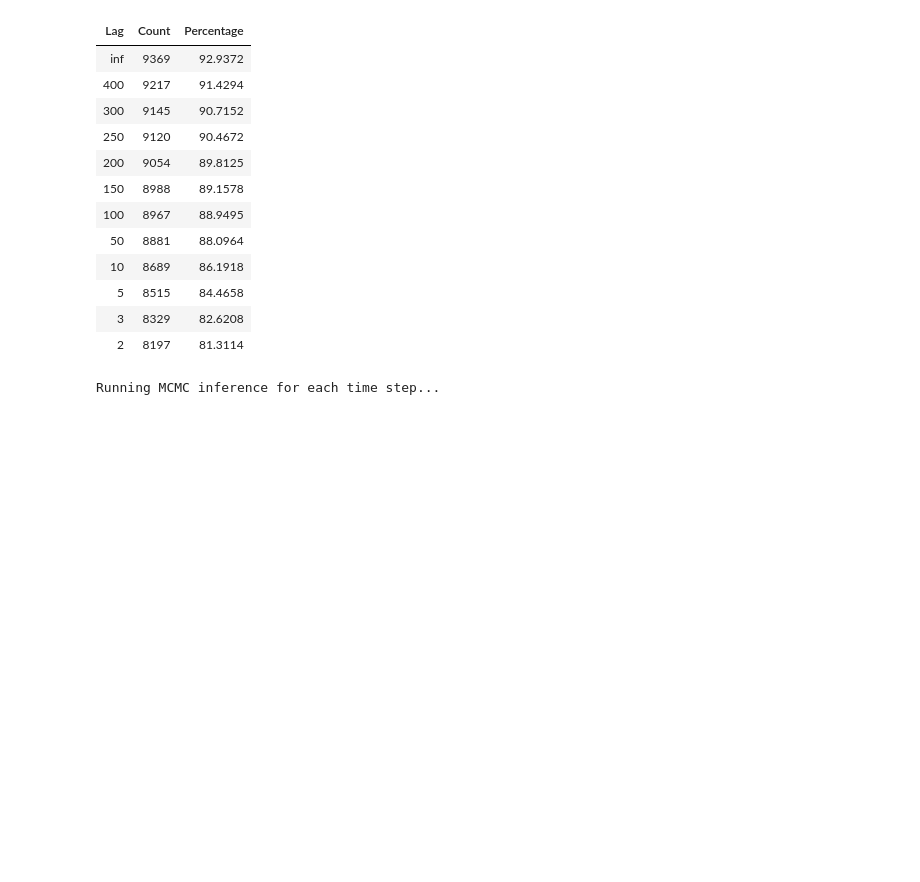
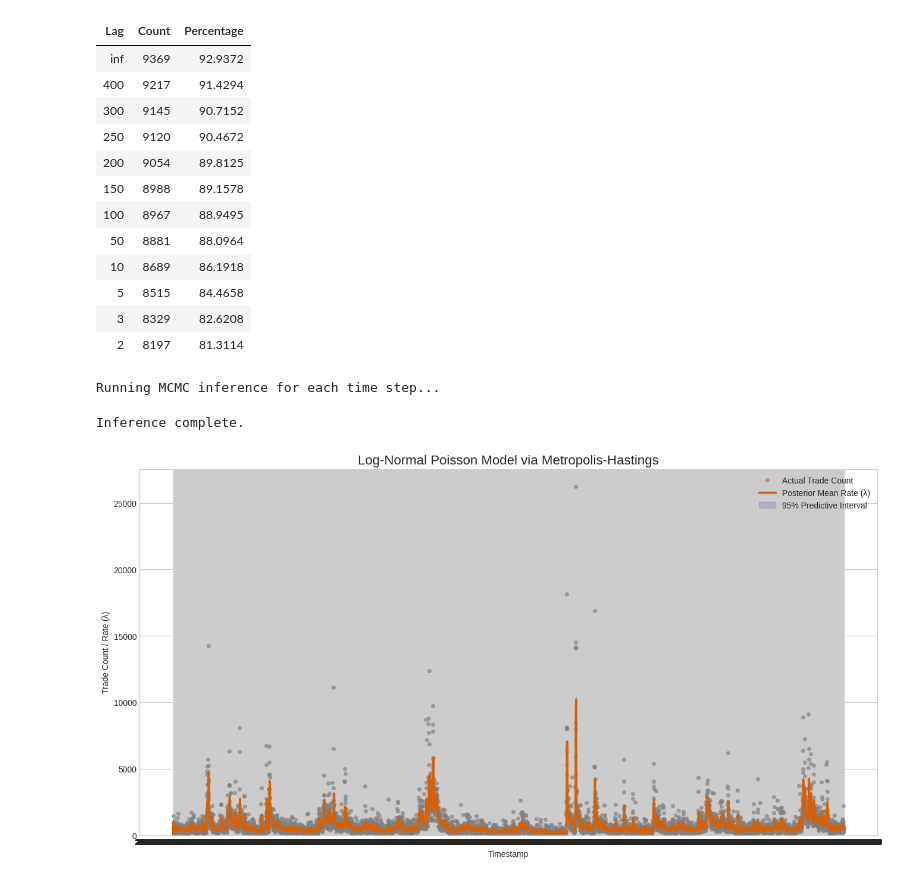
Before and after one commit to Zen-Nightshade/Crypto-Trade-Analysis, a Jupyter notebook: notebooks/LogNormal_Poisson_Model.ipynb, the cells around one changed output. Saved outputs shown, nothing was run; the diff lists cells and outputs as text; code cells hidden in the pictures; blank space fills up the shorter version.

```diff
--- a/notebooks/LogNormal_Poisson_Model.ipynb
+++ b/notebooks/LogNormal_Poisson_Model.ipynb
@@ -281,34 +281,39 @@ class LogNormalPoissonMH:
 # %%
 prior_log_mean = 2.0
 prior_log_variance = 0.25
-lag_period = 10
+lag = 10
 
 model_mh = LogNormalPoissonMH(
     mean=prior_log_mean,
     variance=prior_log_variance,
-    lag=lag_period,
+    lag=lag,
     df=df
 )
 
 model_mh.run_mcmc_inference(n_mcmc_samples=1000, burn_in=200, proposal_width=0.3)
 
 
 plt.style.use('seaborn-v0_8-whitegrid')
 fig, ax = plt.subplots(figsize=(16, 8))
 
 ax.plot(df['timestamp'], df['trade_count'], 'o', color='gray', alpha=0.6, ms=4, label='Actual Trade Count')
 
 ax.plot(df['timestamp'], model_mh.posterior_means, color='#d95f02', lw=2.5, label='Posterior Mean Rate (λ)')
 
 # Plot 95% Poisson Predictive Interval (PPI)
 ppi_95 = model_mh.ppi[0.95]
 ax.fill_between(df['timestamp'], ppi_95['lower_bound'], ppi_95['upper_bound'], color='#7570b3', alpha=0.3, label='95% Predictive Interval')
 
 ax.set_title('Log-Normal Poisson Model via Metropolis-Hastings', fontsize=16)
 ax.set_xlabel('Timestamp')
 ax.set_ylabel('Trade Count / Rate (λ)')
 ax.legend()
 ax.set_ylim(bottom=0)
+filename = f"LP_lag_{lag}_MH.png"
+file_path = os.path.join("../figures/", filename)
+plt.savefig(file_path, format='png')
 plt.show()
 # %% [output]
 Running MCMC inference for each time step...
+Inference complete.
+[figure, added]
```
Also changed, not shown: 1 other file.
